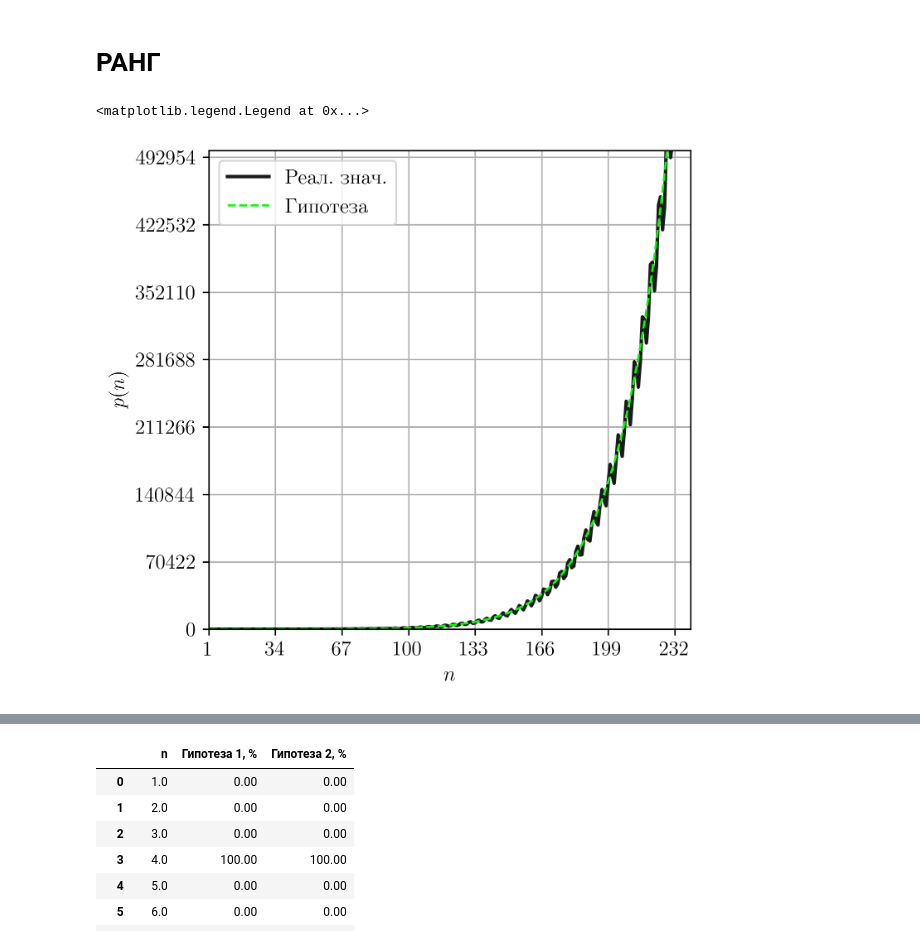
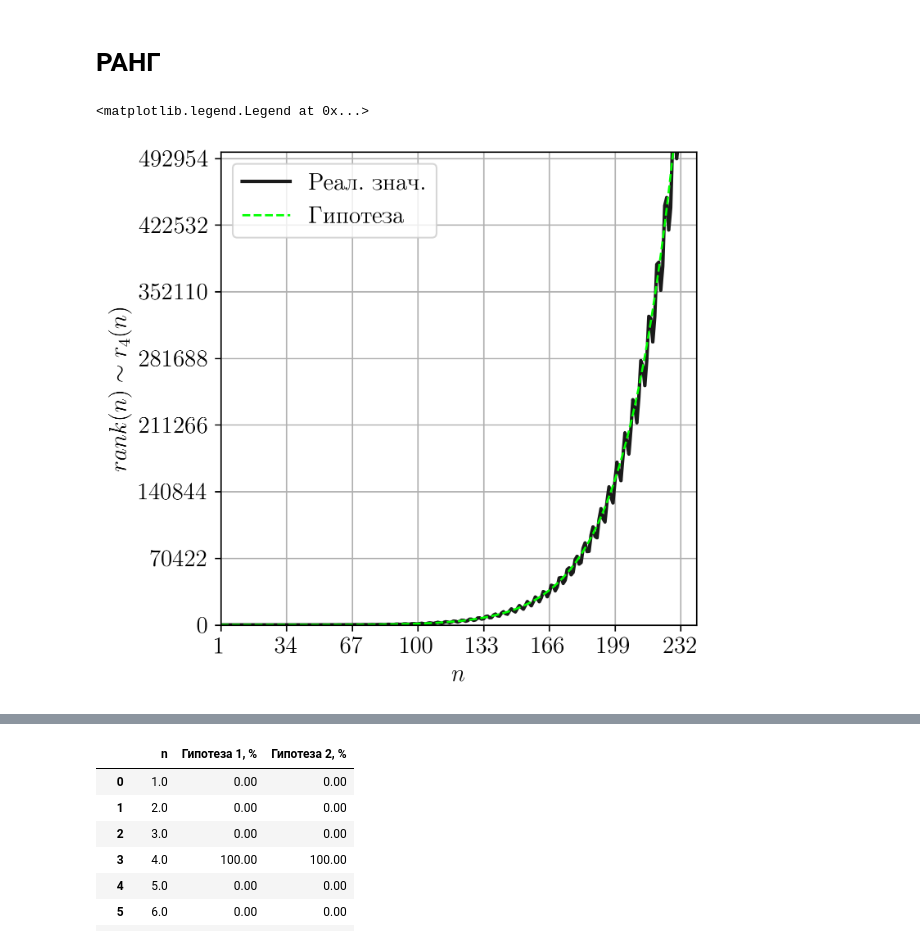
Before and after one commit to SashaSamoilov/qop-partitions, a Jupyter notebook: charts/charts.ipynb, the cells around one changed output, grey strips where cells are left out. Saved outputs shown, nothing was run; the diff lists cells and outputs as text; code cells hidden in the pictures.

```diff
--- a/charts/charts.ipynb
+++ b/charts/charts.ipynb
@@ -15,7 +15,7 @@ matplotlib.rcParams['text.usetex'] = True
 matplotlib.rcParams['text.latex.preamble'] = r"\usepackage[russian]{babel}"
 matplotlib.rcParams['font.family'] = "serif"
 matplotlib.rcParams['font.serif'] = "Computer Modern"
-matplotlib.rcParams['font.size'] = 12
+matplotlib.rcParams['font.size'] = 14
 # %%
 def GetSet(filename):
     retY = np.zeros(0, dtype=np.longdouble)
@@ -51,32 +51,32 @@ for x in rankX:
 # %%
 maxX1 = 1
 maxY1 = 0
 maxX2 = 240
 maxY2 = 500000
 
 step1X = (maxX2 - maxX1) // 7.1
 step1Y = (maxY2 - maxY1) // 7.1
 
 if step1X < 1:
     step1X = 1
 
 if step1Y < 1:
     step1Y = 1
 
 fig, ax = plt.subplots(figsize=(5, 5), dpi=300)
 ax.set_xlim([maxX1, maxX2])
 ax.set_ylim([maxY1, maxY2])
 ax.xaxis.set_ticks(np.arange(maxX1, maxX2 + 1, step1X))
 ax.yaxis.set_ticks(np.arange(maxY1, maxY2 + 1, step1Y))
 ax.set_xlabel('$n$')
-ax.set_ylabel('$p(n)$')
+ax.set_ylabel('$rank(n)\sim r_4(n)$')
 ax.plot(rankX, rankY, linewidth=2, color=(0.1, 0.1, 0.1), label='Реал. знач.')
 ax.plot(rankX, kargY2, linewidth=1.25, linestyle='--', color=(0, 1, 0), label='Гипотеза')
 ax.grid(True)
 ax.legend()
 # %% [output]
 <matplotlib.legend.Legend at 0x...>
-[figure, old version]
+[figure, new version]
 # %%
 maxX1 = 721
 maxY1 = 300000000000
```
Also changed, not shown: parts of 8 cells of this notebook.
